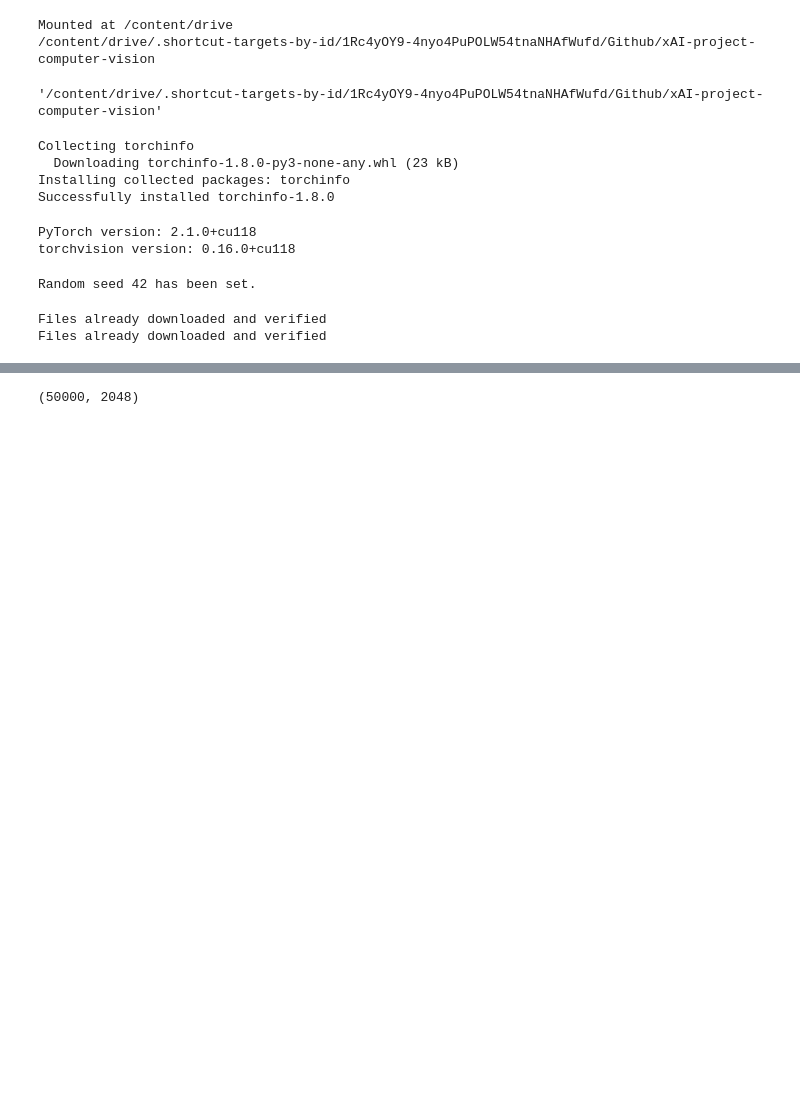
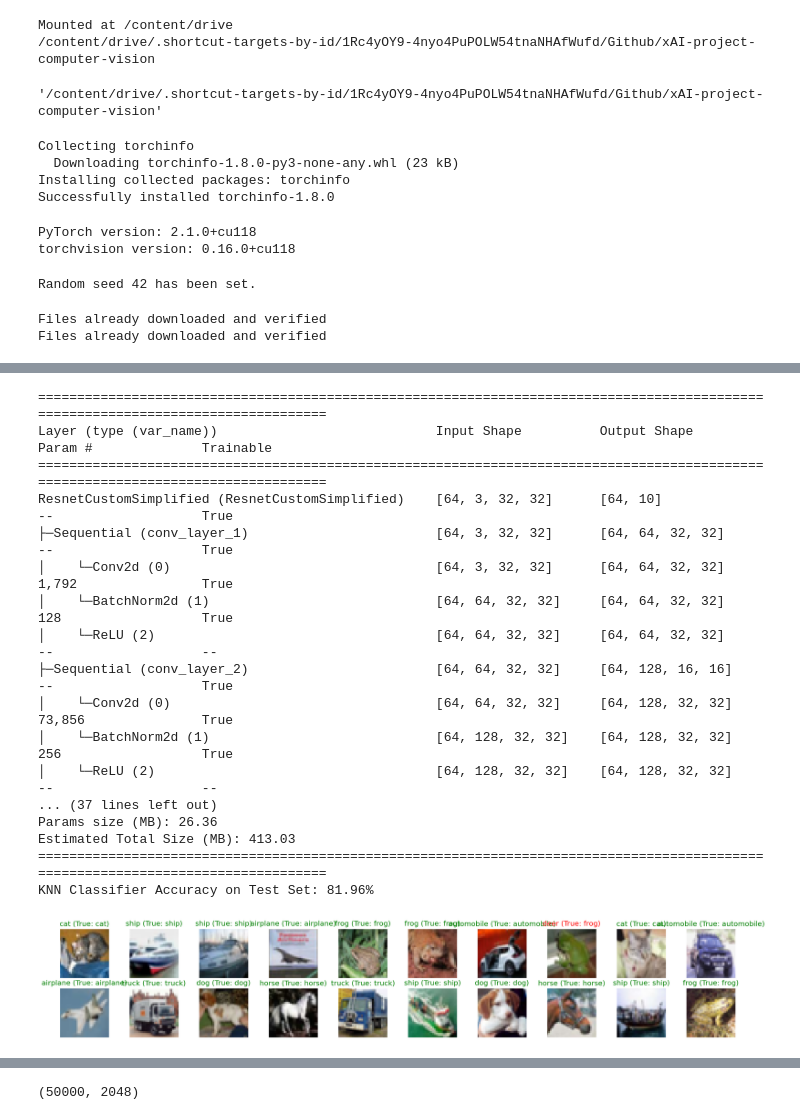
Before and after one commit to myng15/xAI-project-computer-vision, a Jupyter notebook: project-step-1-cifar10.ipynb, the cells around one changed output, grey strips where cells are left out. Drawn from its saved outputs; the diff is of its cells as text; code cells hidden in the pictures; blank space fills up the shorter version.

Commit message:
create new feature embeddings from re-trained initial models on Cifar10

```diff
--- a/project-step-1-cifar10.ipynb
+++ b/project-step-1-cifar10.ipynb
@@ -201,0 +244,50 @@ Files already downloaded and verified
+# %%
+# Instantiate the model
+output_folder = 'cifar10'
+cp_datetime = '20231207_105441'
+
+model_name = 'resnet_custom_simplified'
+model = models.get_model(model_name, batch_size, num_classes)
+best_model_cp = torch.load(f'outputs/{output_folder}/best_model_{model_name}_{cp_datetime}.pth')
+model.load_state_dict(best_model_cp['model_state_dict'])
+
+# Extract train features
+train_features, train_labels = extract_embeddings(model, train_dl)
+
+# Save features and labels to a .npz file
+np.savez(f'embeddings/{output_folder}/train_{model_name}_{cp_datetime}.npz', features=train_features, labels=train_labels)
+
+# Train KNN classifier on the extracted features
+knn_classifier = train_knn_classifier(train_features, train_labels)
+
+# Extract test features
+test_features, test_labels = extract_embeddings(model, test_dl)
+
+# Save features and labels to a .npz file
+np.savez(f'embeddings/{output_folder}/test_{model_name}_{cp_datetime}.npz', features=test_features, labels=test_labels)
+
+# Evaluate KNN classifier on the test set
+knn_accuracy = evaluate_knn_classifier(knn_classifier, test_features, test_labels)
+print(f"KNN Classifier Accuracy on Test Set: {knn_accuracy * 100:.2f}%")
+
+# Visualize sample test results
+visualize_results(model, test_dl, knn_classifier)
+# %% [output]
+==================================================================================================================================
+Layer (type (var_name))                            Input Shape          Output Shape         Param #              Trainable
+==================================================================================================================================
+ResnetCustomSimplified (ResnetCustomSimplified)    [64, 3, 32, 32]      [64, 10]             --                   True
+├─Sequential (conv_layer_1)                        [64, 3, 32, 32]      [64, 64, 32, 32]     --                   True
+│    └─Conv2d (0)                                  [64, 3, 32, 32]      [64, 64, 32, 32]     1,792                True
+│    └─BatchNorm2d (1)                             [64, 64, 32, 32]     [64, 64, 32, 32]     128                  True
+│    └─ReLU (2)                                    [64, 64, 32, 32]     [64, 64, 32, 32]     --                   --
+├─Sequential (conv_layer_2)                        [64, 64, 32, 32]     [64, 128, 16, 16]    --                   True
+│    └─Conv2d (0)                                  [64, 64, 32, 32]     [64, 128, 32, 32]    73,856               True
+│    └─BatchNorm2d (1)                             [64, 128, 32, 32]    [64, 128, 32, 32]    256                  True
+│    └─ReLU (2)                                    [64, 128, 32, 32]    [64, 128, 32, 32]    --                   --
+... (37 lines left out)
+Params size (MB): 26.36
+Estimated Total Size (MB): 413.03
+==================================================================================================================================
+KNN Classifier Accuracy on Test Set: 81.96%
+[figure, added]
```
Also changed, not shown: parts of 18 cells of this notebook.
